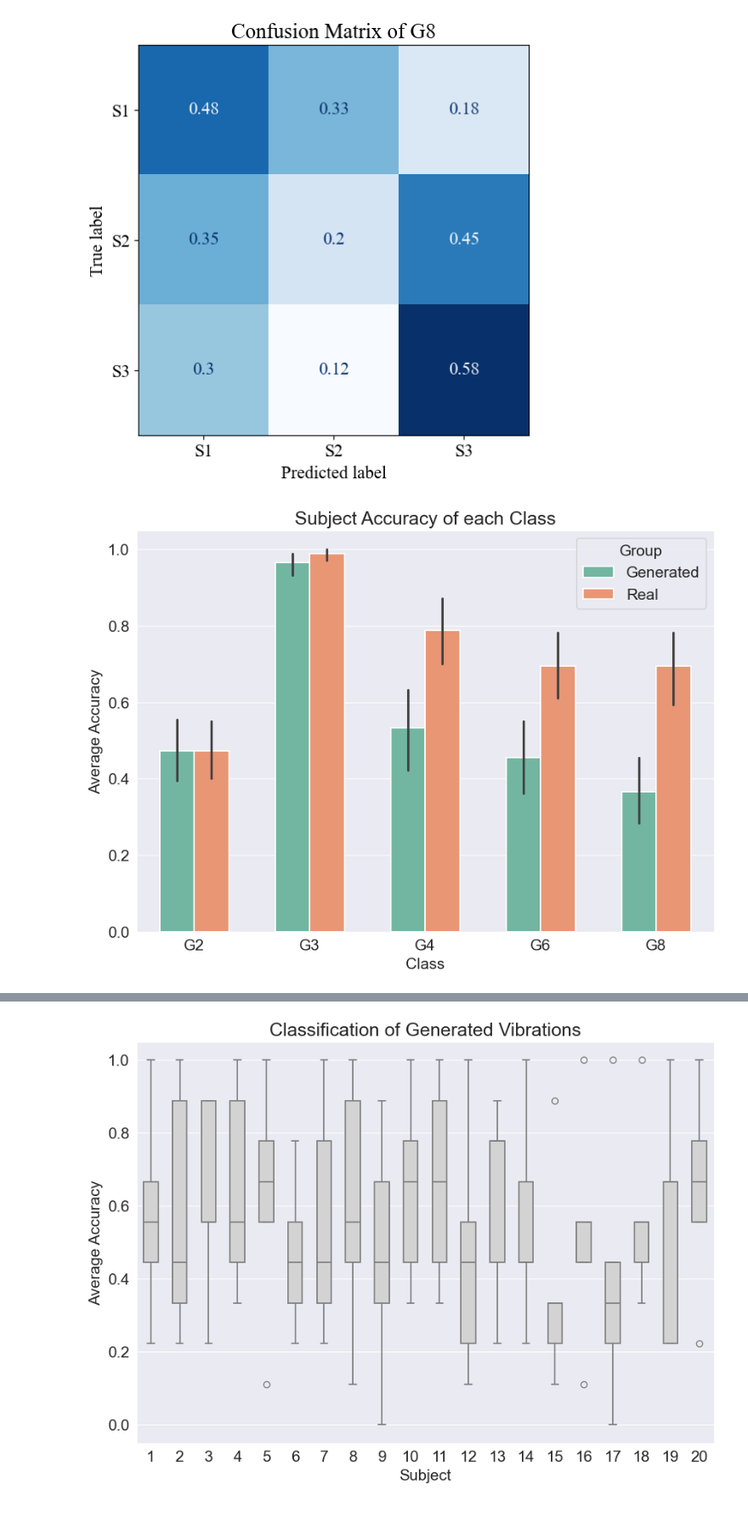
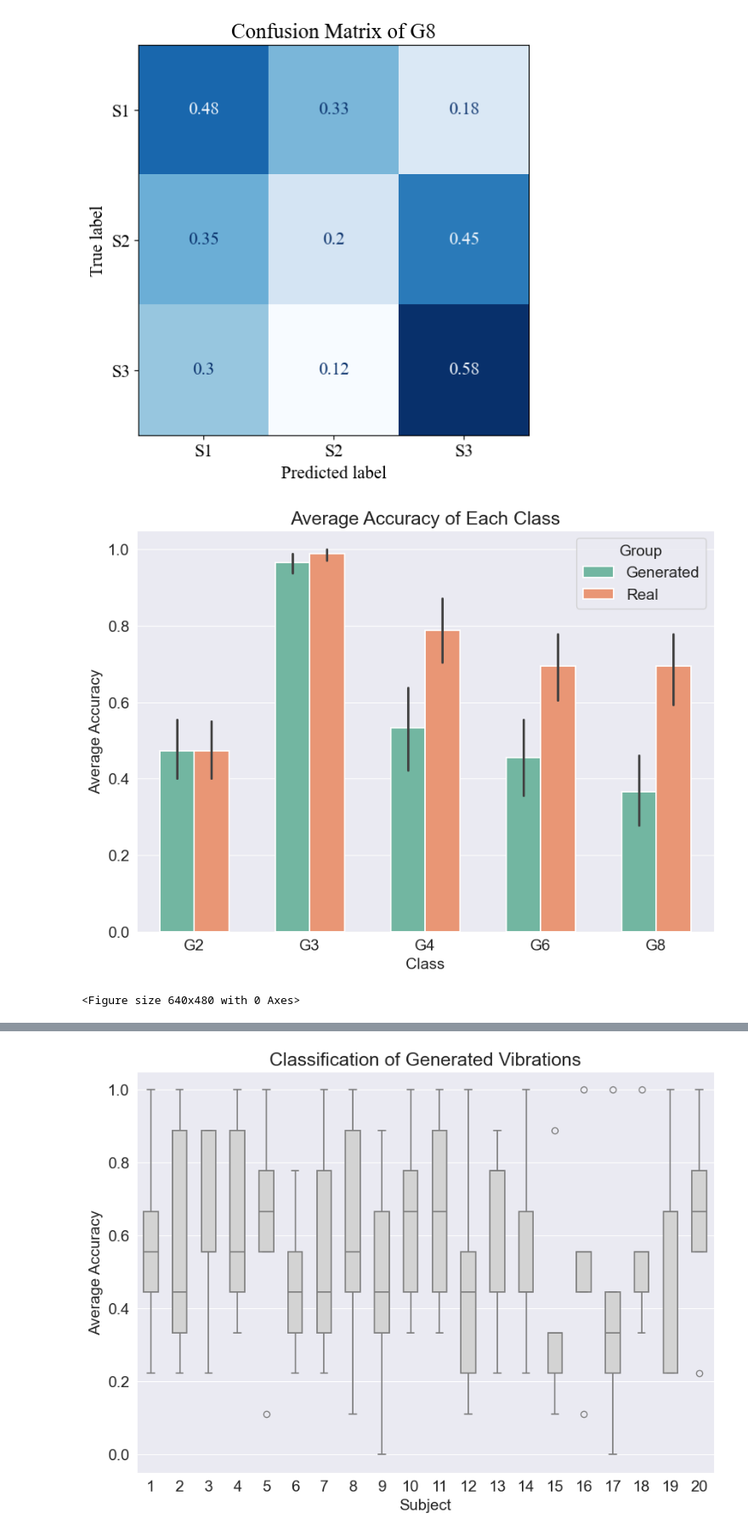
Before and after one commit to shinolab/vibrotactile-autoencoder, a Jupyter notebook: result_analysis.ipynb, the cells around one changed output, grey strips where cells are left out. Shown at 85% size. Cells and saved outputs as stored; diff of their text form; code cells hidden in the pictures.

```diff
--- a/result_analysis.ipynb
+++ b/result_analysis.ipynb
@@ -350,35 +350,38 @@ class_list = ['G2', 'G3', 'G4', 'G6', 'G8']
 results_path = 'Evaluation_Results'
 dir_list = os.listdir(results_path)
 for dir in dir_list:
     if os.path.basename(dir)[0:8] == 'cm_cross':
         file = os.path.join(results_path, dir)
         cm = np.array(pd.read_csv(file, index_col=0))
 
         for i in range(5):
             df_avgacc['Class'].append(class_list[i])
             df_avgacc['Group'].append('Generated')
             avgacc = cm[i][i] / sum(cm[0,:])
             df_avgacc['Average Accuracy'].append(avgacc)
 
     elif os.path.basename(dir)[0:7] == 'cm_real':
         file = os.path.join(results_path, dir)
         cm = np.array(pd.read_csv(file, index_col=0))
 
         for i in range(5):
             df_avgacc['Class'].append(class_list[i])
             df_avgacc['Group'].append('Real')
             avgacc = cm[i][i] / sum(cm[0,:])
             df_avgacc['Average Accuracy'].append(avgacc)
 
 df_avgacc = pd.DataFrame(df_avgacc)
 
 plt.figure(figsize=(10, 7))
 sns.set_style("darkgrid")
-plt.title('Subject Accuracy of each Class')
+plt.title('Average Accuracy of Each Class')
 sns.barplot(x="Class", y="Average Accuracy", data=df_avgacc, hue="Group", width=0.6, linewidth=1.3, palette="Set2")
 plt.show()
+
+plt.savefig('ClassAccuracy.png', dpi = 300)
 # %% [output]
-[figure, old version]
+[figure, new version]
+<Figure size 640x480 with 0 Axes>
 # %%
 plt.figure(figsize=(10, 7))
 sns.set_style("darkgrid")
```
Also changed, not shown: parts of 4 cells of this notebook.
